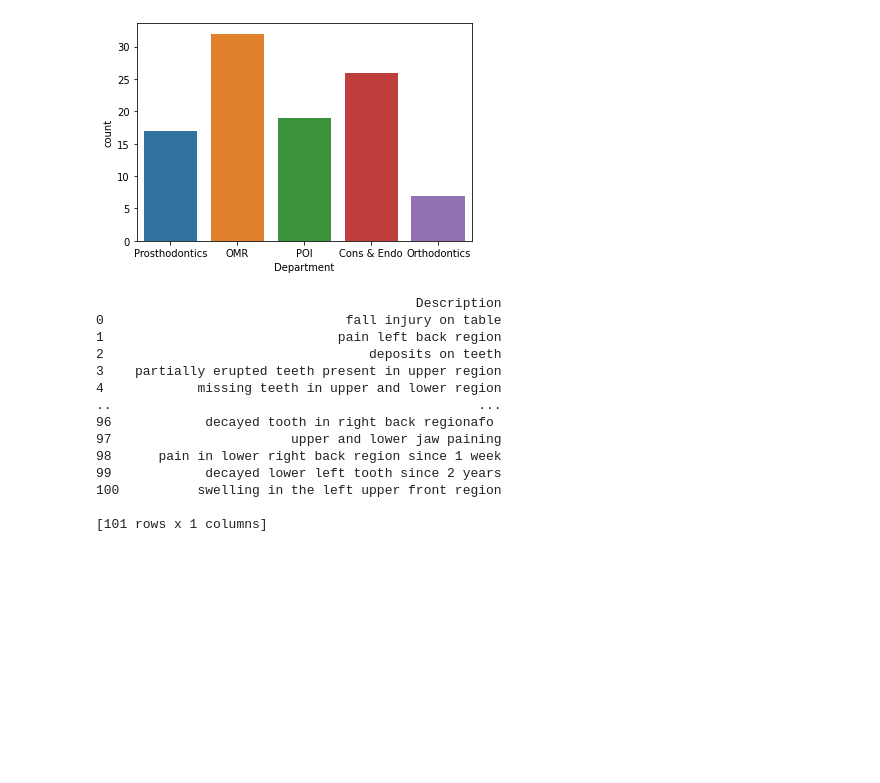
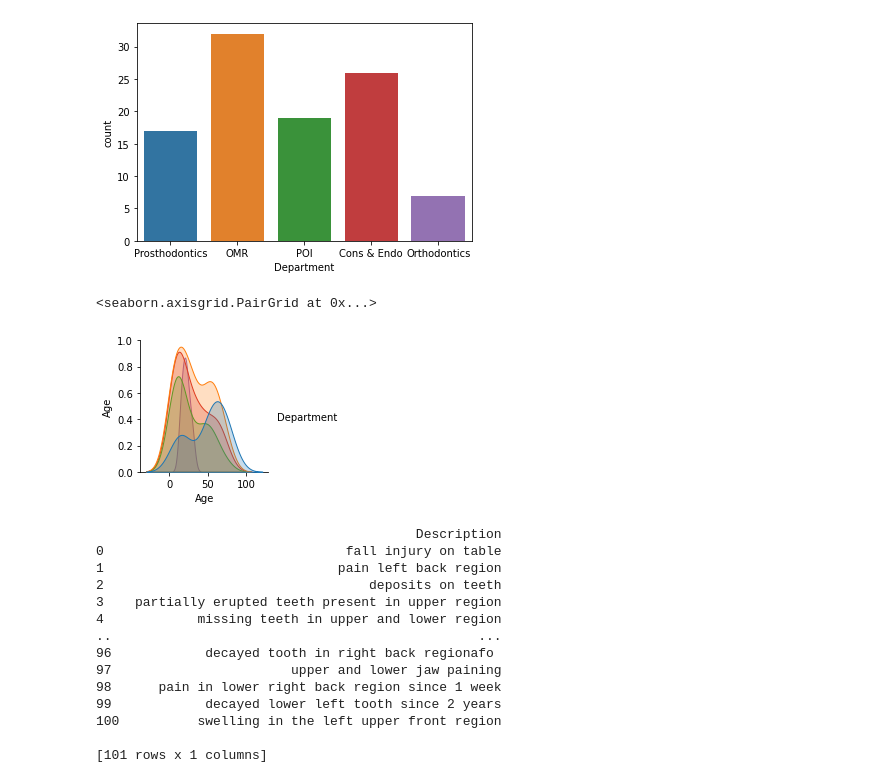
Before and after one commit to melinashk/ai-health-project, a Jupyter notebook: Artificial_Intelligence_Project.ipynb, the cells around one changed output. Cells and saved outputs as stored; diff of their text form; code cells hidden in the pictures; blank space fills up the shorter version.

```diff
--- a/Artificial_Intelligence_Project.ipynb
+++ b/Artificial_Intelligence_Project.ipynb
@@ -144,6 +158,11 @@ sns.countplot(x = 'Department', data = df)
 # %% [output]
 <matplotlib.axes._subplots.AxesSubplot at 0x...>
 [figure]
+# %%
+sns.pairplot(df,hue='Department')
+# %% [output]
+<seaborn.axisgrid.PairGrid at 0x...>
+[figure, added]
 # %%
 X = df.drop(columns= ['Age','Sex', 'Dental History', 'Medical History', 'Past Medication', 'Department'],axis=1)
 Y = df['Department']
```
Also changed, not shown: parts of 11 cells of this notebook.
